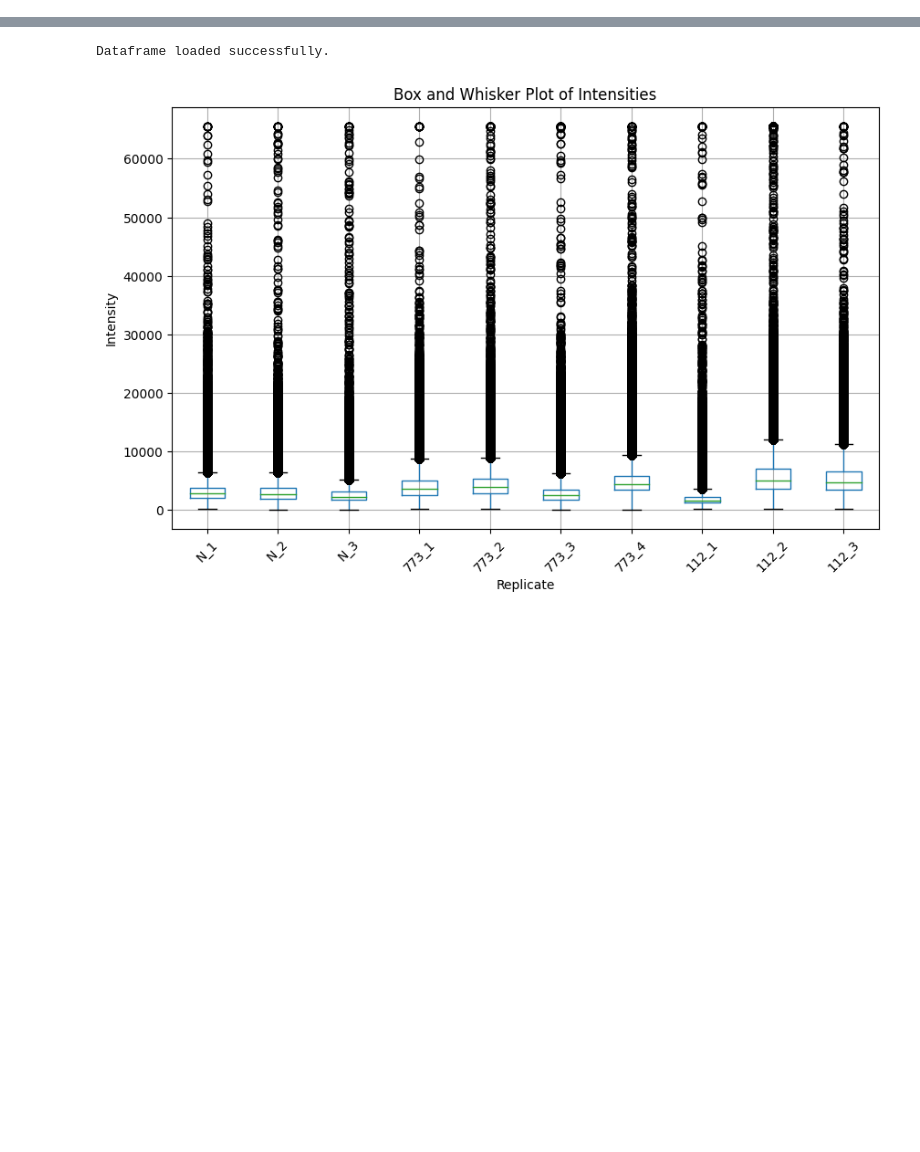
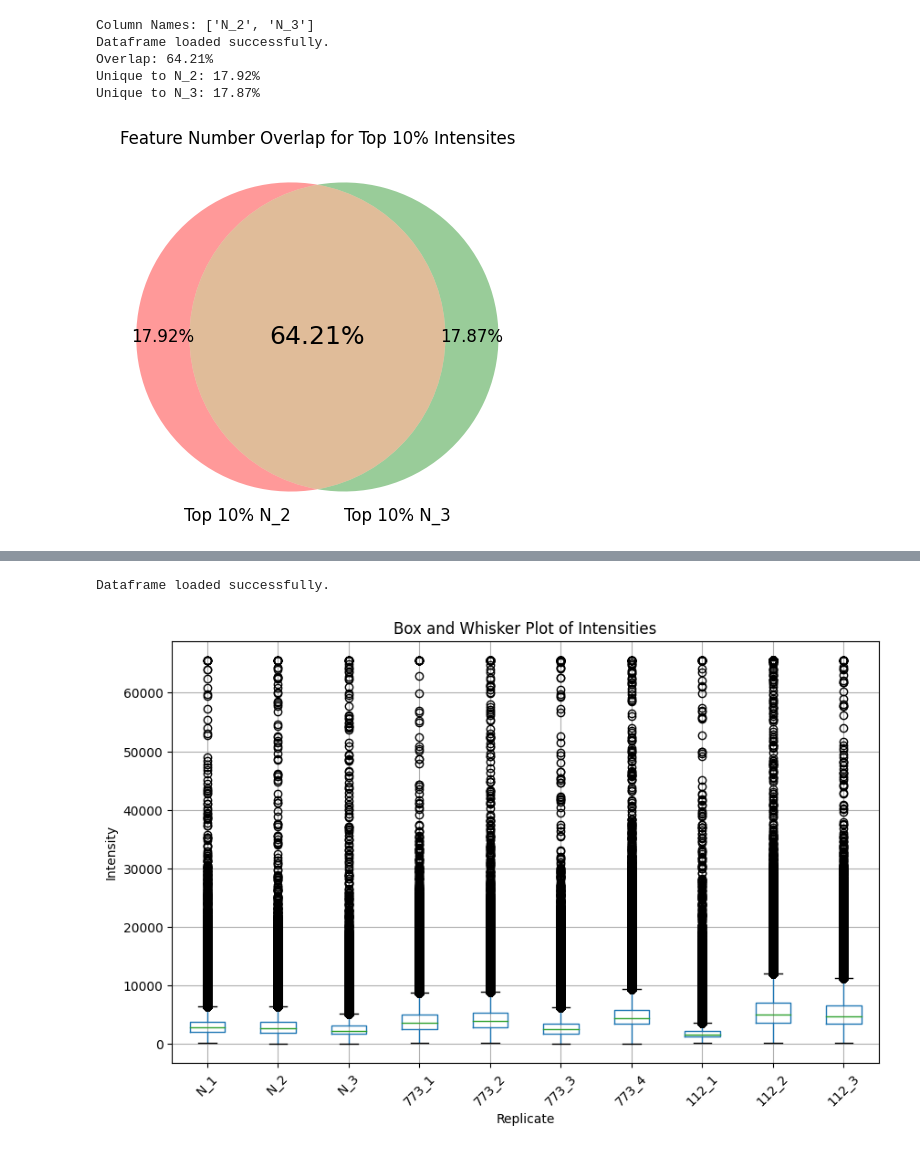
Before and after one commit to N5cent28/VisualizationPipelines, a Jupyter notebook: VenDiagram&BoxWhisker_vis.ipynb, the cells around one changed output, grey strips where cells are left out. Drawn from its saved outputs; the diff is of its cells as text; code cells hidden in the pictures; blank space fills up the shorter version.

```diff
--- a/VenDiagram&BoxWhisker_vis.ipynb
+++ b/VenDiagram&BoxWhisker_vis.ipynb
@@ -56,0 +60,69 @@ Sets for Venn diagram created successfully.
+# %%
+def plot_top_X_venn(csv_file, column_names, X):
+    try:
+        # Read only necessary columns from the CSV file
+        df = pd.read_csv(csv_file, usecols=['FeatureNum'] + column_names)
+        print("Dataframe loaded successfully.")
+
+        # Create sets for Venn diagram
+        sets = []
+        for col in column_names:
+            # Select the rows where the column value is in the top X%
+            threshold = df[col].quantile(1 - X / 100)
+            top_features = set(df[df[col] > threshold]['FeatureNum'])
+            sets.append(top_features)
+
+        # Calculate the overlap and unique percentages
+        set1, set2 = sets
+        total_features = len(set1.union(set2))  # Total unique features in the top X% combined
+        overlap = set1.intersection(set2)
+        unique_set1 = set1 - set2
+        unique_set2 = set2 - set1
+
+        overlap_percent = (len(overlap) / total_features) * 100
+        unique_set1_percent = (len(unique_set1) / total_features) * 100
+        unique_set2_percent = (len(unique_set2) / total_features) * 100
+
+        print(f"Overlap: {overlap_percent:.2f}%")
+        print(f"Unique to {column_names[0]}: {unique_set1_percent:.2f}%")
+        print(f"Unique to {column_names[1]}: {unique_set2_percent:.2f}%")
+
+        # Plot Venn diagram
+        plt.figure()
+        venn_diagram = venn2(
+            [set1, set2],
+            set_labels=(f'Top {X}% {column_names[0]}', f'Top {X}% {column_names[1]}')
+        )
+
+        # Update labels to display percentages
+        if venn_diagram.get_label_by_id('10'):
+            venn_diagram.get_label_by_id('10').set_text(f"{unique_set1_percent:.2f}%")
+            venn_diagram.get_label_by_id('10').set_fontsize(12)
+        if venn_diagram.get_label_by_id('01'):
+            venn_diagram.get_label_by_id('01').set_text(f"{unique_set2_percent:.2f}%")
+            venn_diagram.get_label_by_id('01').set_fontsize(12)
+        if venn_diagram.get_label_by_id('11'):
+            venn_diagram.get_label_by_id('11').set_text(f"{overlap_percent:.2f}%")
+            venn_diagram.get_label_by_id('11').set_fontsize(18)
+
+        plt.title(f'Feature Number Overlap for Top {X}% Intensites')
+        plt.show()
+
+    except Exception as e:
+        print("An error occurred:", e)
+        print(traceback.format_exc())
+
+# Implementation:
+csv_file_path = "/Users/noahnicol/Desktop/Desktop/Job_Stuff/Proteovista/Protein_Comparison/NOD2_comparisons_TEMPORARY_DELETE.csv"
+column_names = ['N_2', 'N_3']  # Input column names
+X = 10  # Input desired top percentage
+
+print("Column Names:", column_names)
+plot_top_X_venn(csv_file_path, column_names, X)
+# %% [output]
+Column Names: ['N_2', 'N_3']
+Dataframe loaded successfully.
+Overlap: 64.21%
+Unique to N_2: 17.92%
+Unique to N_3: 17.87%
+[figure, added]
```
Also changed, not shown: parts of 3 cells of this notebook.
